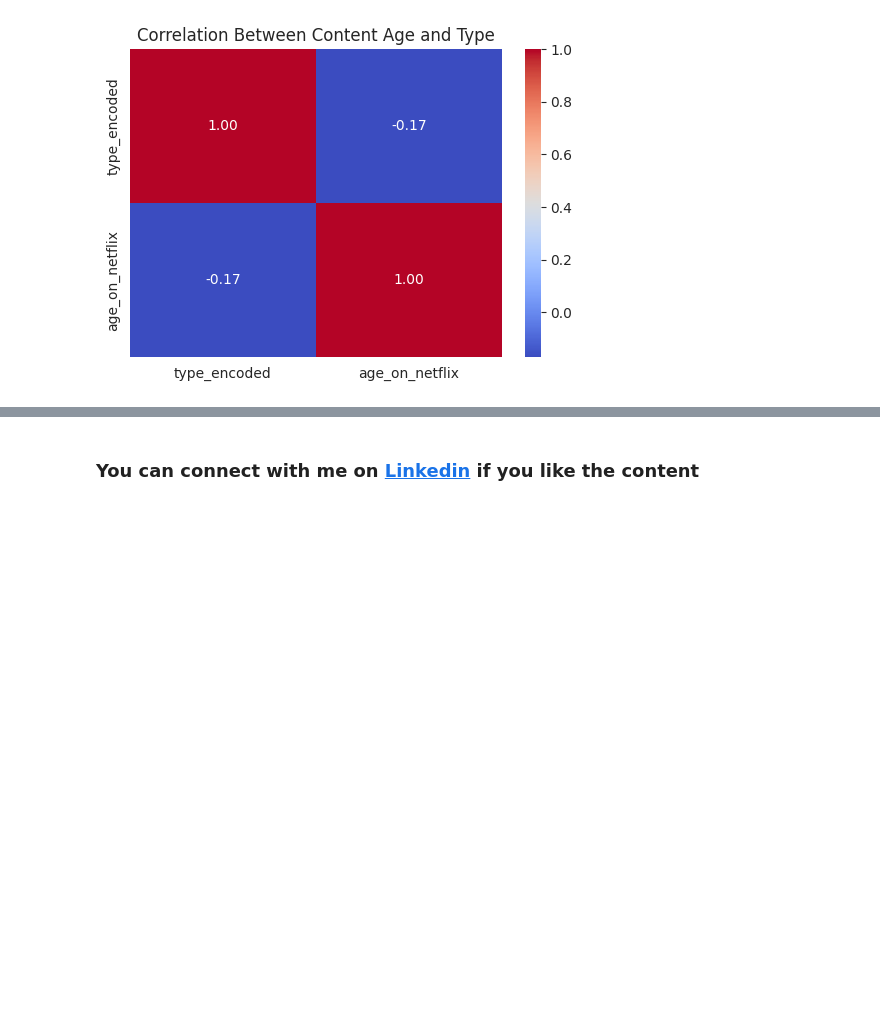
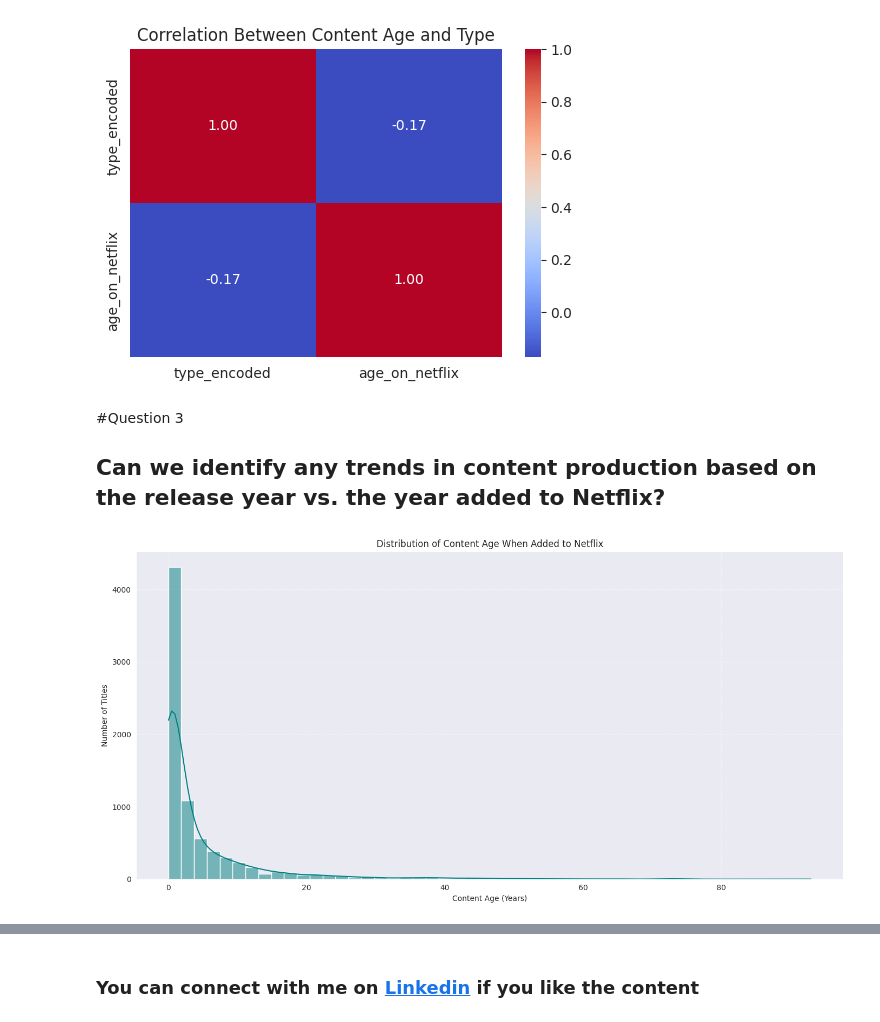
Before and after one commit to aashish10raj/GFG_21Projects_Course, a Jupyter notebook: Project2/2_Cracking_the_Code_An_Inside_Look_at_Netflix's_Content_Strategy.ipynb, the cells around one changed output, grey strips where cells are left out. Saved outputs shown, nothing was run; the diff lists cells and outputs as text; code cells hidden in the pictures; blank space fills up the shorter version.

Commit message:
completed all exercise questions

```diff
--- a/Project2/2_Cracking_the_Code_An_Inside_Look_at_Netflix's_Content_Strategy.ipynb
+++ b/Project2/2_Cracking_the_Code_An_Inside_Look_at_Netflix's_Content_Strategy.ipynb
@@ -421,3 +421,24 @@ Correlation Matrix:
 type_encoded        1.000000       -0.171138
 age_on_netflix     -0.171138        1.000000
 [figure]
+# %% [markdown]
+#Question 3
+## Can we identify any trends in content production based on the release year vs. the year added to Netflix?
+# %%
+# Create the 'age_on_netflix' feature
+netflix_df['age_on_netflix'] = netflix_df['year_added'] - netflix_df['release_year']
+
+# Filter out any invalid entries
+content_age = netflix_df[netflix_df['age_on_netflix'] >= 0]
+
+# Plot the distribution of content age
+plt.figure(figsize=(14, 7))
+sns.histplot(data=content_age, x='age_on_netflix', bins=50, kde=True, color='teal')
+plt.title('Distribution of Content Age When Added to Netflix')
+plt.xlabel('Content Age (Years)')
+plt.ylabel('Number of Titles')
+plt.grid(True, linestyle='--', alpha=0.5)
+plt.tight_layout()
+plt.show()
+# %% [output]
+[figure, added]
```
Also changed, not shown: parts of 4 cells of this notebook.
